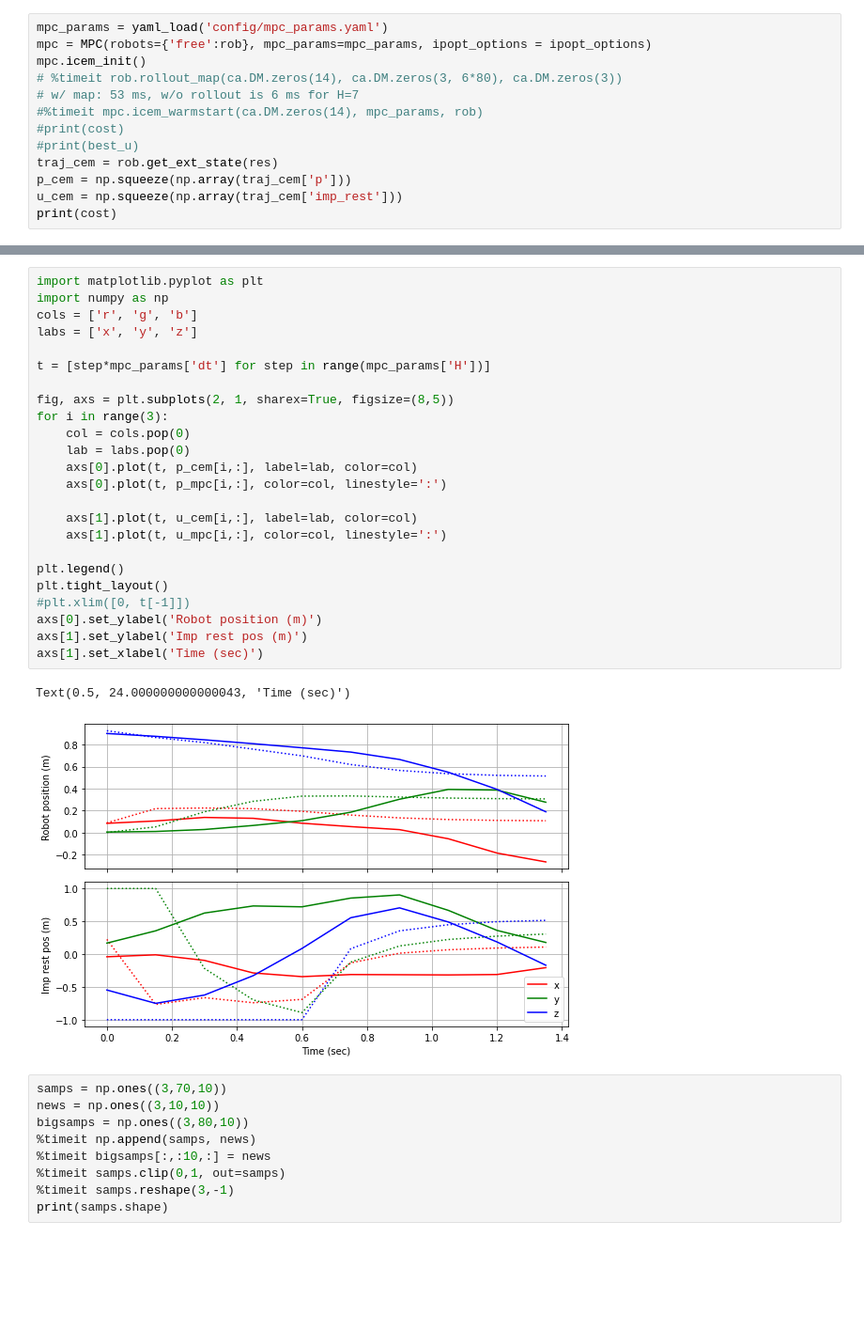
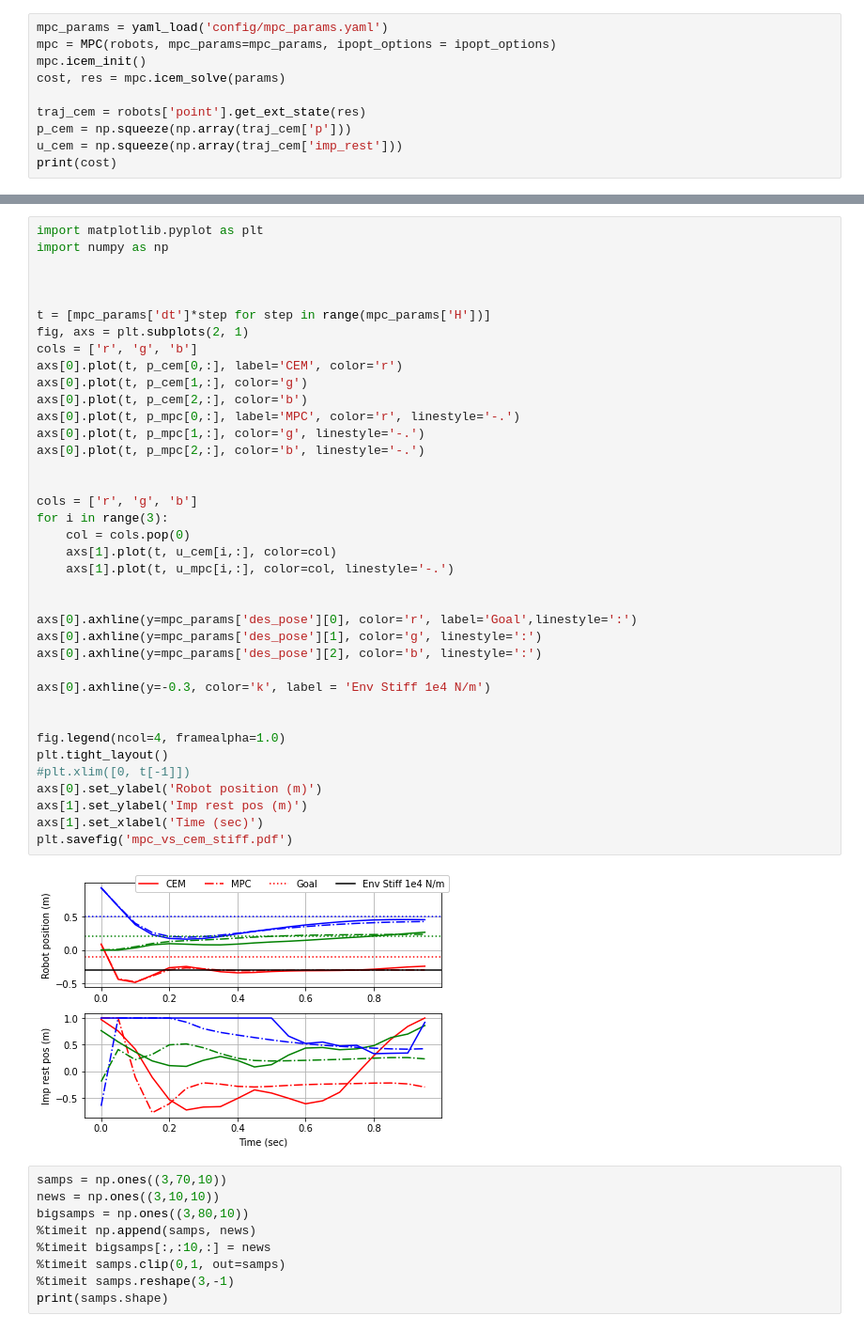
Before and after one commit to sehoon74/contact_mpc, a Jupyter notebook: test_mpc.ipynb, the cells around one changed output, grey strips where cells are left out. Shown at 94% size. Drawn from its saved outputs; the diff is of its cells as text; blank space fills up the shorter version.

```diff
--- a/test_mpc.ipynb
+++ b/test_mpc.ipynb
@@ -132,13 +172,10 @@ u_mpc = np.squeeze(np.array(traj['imp_rest']))
 # %%
 mpc_params = yaml_load('config/mpc_params.yaml')
-mpc = MPC(robots={'free':rob}, mpc_params=mpc_params, ipopt_options = ipopt_options)
+mpc = MPC(robots, mpc_params=mpc_params, ipopt_options = ipopt_options)
 mpc.icem_init()
-# %timeit rob.rollout_map(ca.DM.zeros(14), ca.DM.zeros(3, 6*80), ca.DM.zeros(3))
-# w/ map: 53 ms, w/o rollout is 6 ms for H=7
-#%timeit mpc.icem_warmstart(ca.DM.zeros(14), mpc_params, rob)
-#print(cost)
-#print(best_u)
-traj_cem = rob.get_ext_state(res)
+cost, res = mpc.icem_solve(params)
+
+traj_cem = robots['point'].get_ext_state(res)
 p_cem = np.squeeze(np.array(traj_cem['p']))
 u_cem = np.squeeze(np.array(traj_cem['imp_rest']))
 print(cost)
@@ -147,30 +184,43 @@ print(cost)
 # %%
 import matplotlib.pyplot as plt
 import numpy as np
+
+
+
+t = [mpc_params['dt']*step for step in range(mpc_params['H'])]
+fig, axs = plt.subplots(2, 1)
 cols = ['r', 'g', 'b']
-labs = ['x', 'y', 'z']
+axs[0].plot(t, p_cem[0,:], label='CEM', color='r')
+axs[0].plot(t, p_cem[1,:], color='g')
+axs[0].plot(t, p_cem[2,:], color='b')
+axs[0].plot(t, p_mpc[0,:], label='MPC', color='r', linestyle='-.')
+axs[0].plot(t, p_mpc[1,:], color='g', linestyle='-.')
+axs[0].plot(t, p_mpc[2,:], color='b', linestyle='-.')
 
-t = [step*mpc_params['dt'] for step in range(mpc_params['H'])]
 
-fig, axs = plt.subplots(2, 1, sharex=True, figsize=(8,5))
+cols = ['r', 'g', 'b']
 for i in range(3):
     col = cols.pop(0)
-    lab = labs.pop(0)
-    axs[0].plot(t, p_cem[i,:], label=lab, color=col)
-    axs[0].plot(t, p_mpc[i,:], color=col, linestyle=':')
+    axs[1].plot(t, u_cem[i,:], color=col)
+    axs[1].plot(t, u_mpc[i,:], color=col, linestyle='-.')
 
-    axs[1].plot(t, u_cem[i,:], label=lab, color=col)
-    axs[1].plot(t, u_mpc[i,:], color=col, linestyle=':')
 
-plt.legend()
+axs[0].axhline(y=mpc_params['des_pose'][0], color='r', label='Goal',linestyle=':')
+axs[0].axhline(y=mpc_params['des_pose'][1], color='g', linestyle=':')
+axs[0].axhline(y=mpc_params['des_pose'][2], color='b', linestyle=':')
+
+axs[0].axhline(y=-0.3, color='k', label = 'Env Stiff 1e4 N/m')
+
+
+fig.legend(ncol=4, framealpha=1.0)
 plt.tight_layout()
 #plt.xlim([0, t[-1]])
 axs[0].set_ylabel('Robot position (m)')
 axs[1].set_ylabel('Imp rest pos (m)')
 axs[1].set_xlabel('Time (sec)')
+plt.savefig('mpc_vs_cem_stiff.pdf')
 # %% [output]
-Text(0.5, 24.000000000000043, 'Time (sec)')
-[figure, old version]
+[figure, new version]
 # %%
 samps = np.ones((3,70,10))
 news = np.ones((3,10,10))
```
Also changed, not shown: parts of 8 cells of this notebook, 11 other files.
